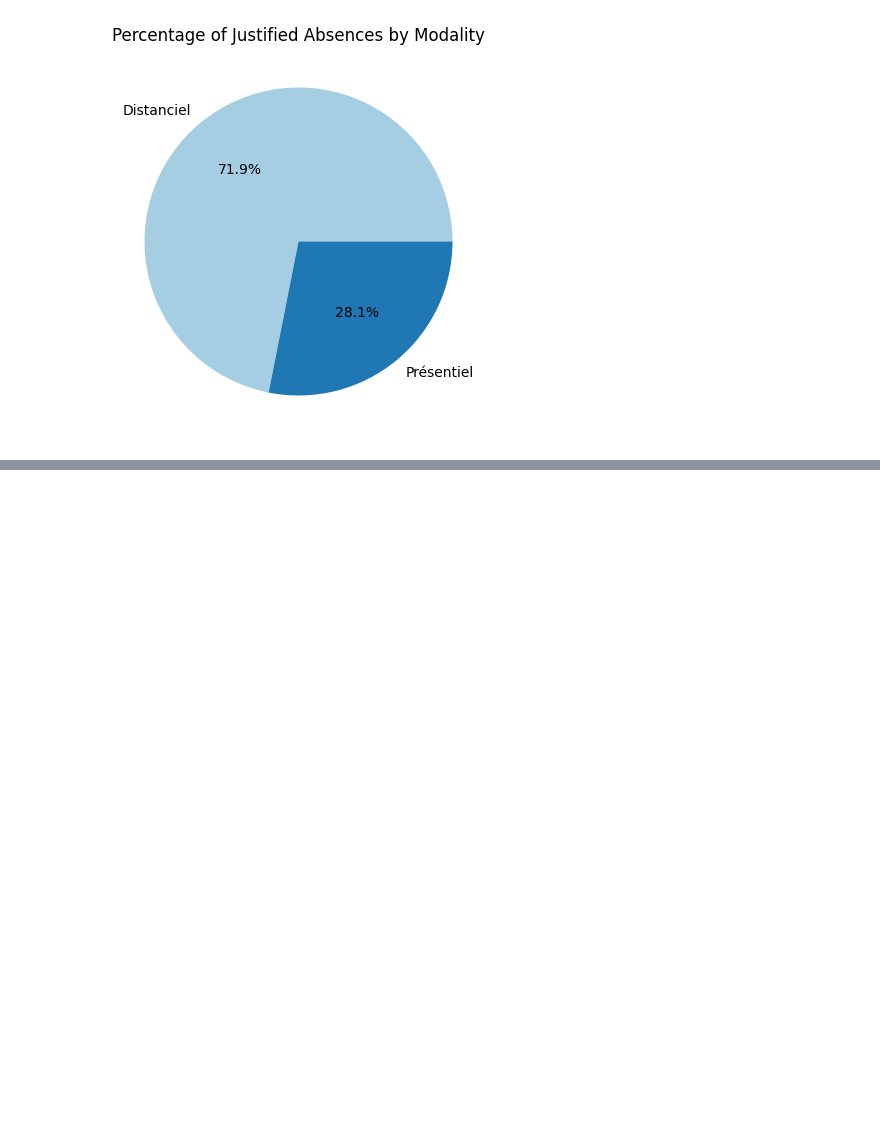
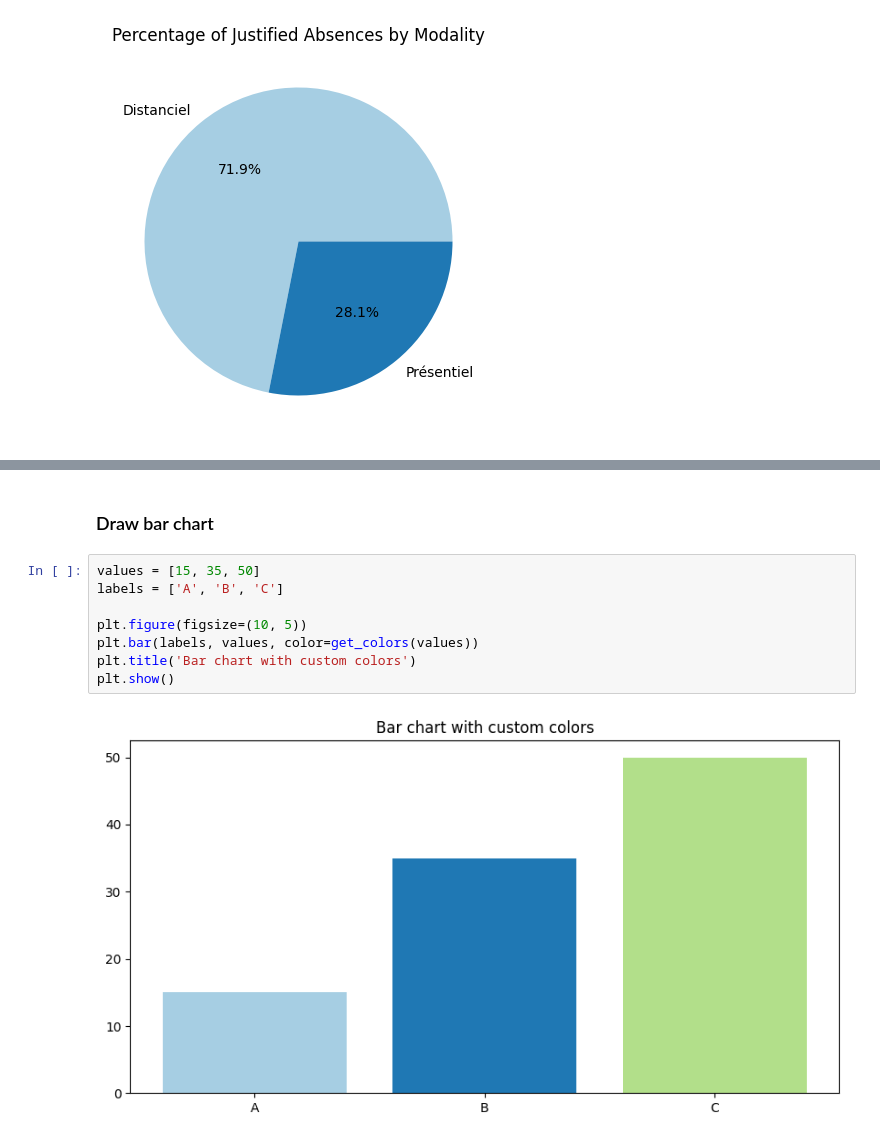
Before and after one commit to Eric-Philippe/CrilStats, a Jupyter notebook: playbook.ipynb, the cells around one changed output, grey strips where cells are left out. Cells and saved outputs as stored; diff of their text form; blank space fills up the shorter version.

```diff
--- a/playbook.ipynb
+++ b/playbook.ipynb
@@ -1898,0 +2089,12 @@ print(steps)
+# %% [markdown]
+### Draw bar chart
+# %%
+values = [15, 35, 50]
+labels = ['A', 'B', 'C']
+
+plt.figure(figsize=(10, 5))
+plt.bar(labels, values, color=get_colors(values))
+plt.title('Bar chart with custom colors')
+plt.show()
+# %% [output]
+[figure, added]
```
Also changed, not shown: parts of 26 cells of this notebook, 8 other files.
